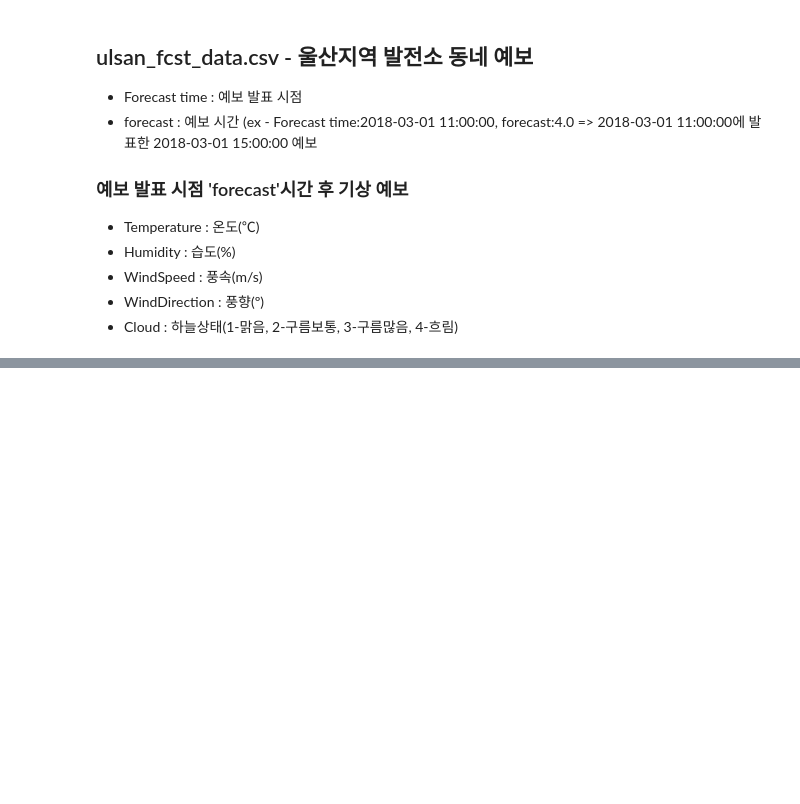
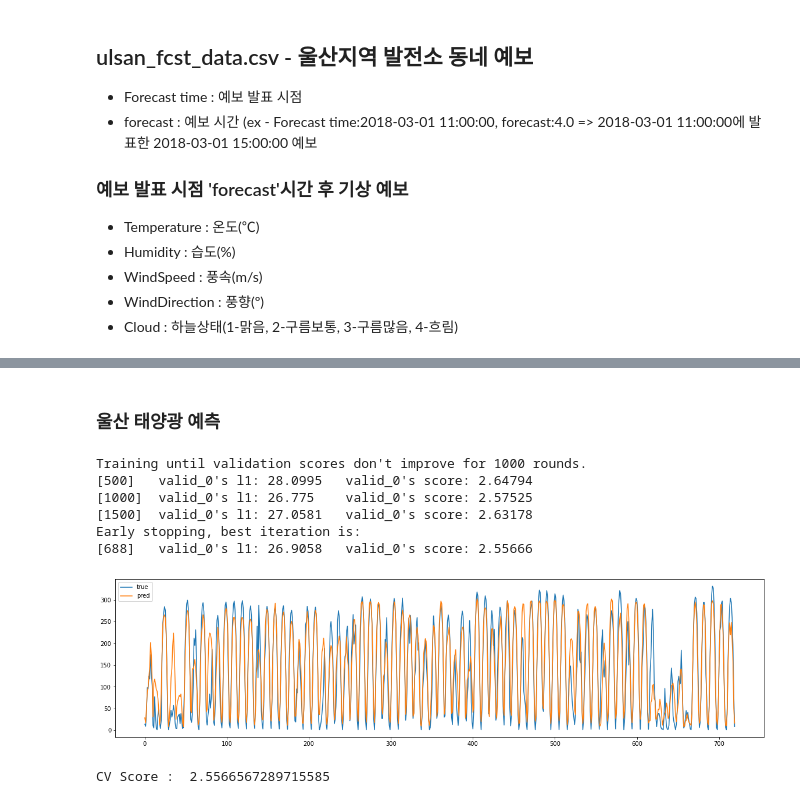
Before and after one commit to KimYongHwi/dacon, a Jupyter notebook: korea_east_west_power/korea_east_west_power.ipynb, the cells around one changed output, grey strips where cells are left out. Cells and saved outputs as stored; diff of their text form; code cells hidden in the pictures; blank space fills up the shorter version.

```diff
--- a/korea_east_west_power/korea_east_west_power.ipynb
+++ b/korea_east_west_power/korea_east_west_power.ipynb
@@ -561,0 +422,10 @@ Epoch 3/50
+# %%
+ulsan_fcst_14 = ulsan_feb_fcst.append(ulsan_fcst_14)
+# %%
+ulsan_fcst_inter = get_interpolate(ulsan_fcst_14)
+# %% [markdown]
+### 울산 태양광 예측
+# %%
+train_x, train_y, val_x, val_y = train_datast(energy, ulsan_fcst_inter, target='ulsan')
+train_dataset = lgb.Dataset(train_x, train_y)
+val_dataset = lgb.Dataset(val_x, val_y)
@@ -561,0 +434,22 @@ Epoch 3/50
+# %%
+# ulsan_model = lgb.train(hyperparams, train_dataset, 10000, val_dataset, feval=nmae_10, verbose_eval=500, early_stopping_rounds=100)
+ulsan_model = lgb.train(params, train_dataset, 10000, val_dataset, feval=nmae_10, verbose_eval=500, early_stopping_rounds=1000)
+# %% [output]
+Training until validation scores don't improve for 1000 rounds.
+[500]   valid_0's l1: 28.0995   valid_0's score: 2.64794
+[1000]  valid_0's l1: 26.775    valid_0's score: 2.57525
+[1500]  valid_0's l1: 27.0581   valid_0's score: 2.63178
+Early stopping, best iteration is:
+[688]   valid_0's l1: 26.9058   valid_0's score: 2.55666
+# %%
+pred = ulsan_model.predict(val_x)
+
+plt.figure(figsize=(20,5))
+plt.plot(val_y, label='true')
+plt.plot(pred, label='pred')
+plt.legend()
+plt.show()
+print('CV Score : ', sola_nmae(val_y, pred))
+# %% [output]
+[figure, added]
+CV Score :  2.5566567289715585
```
Also changed, not shown: parts of 92 cells of this notebook.
